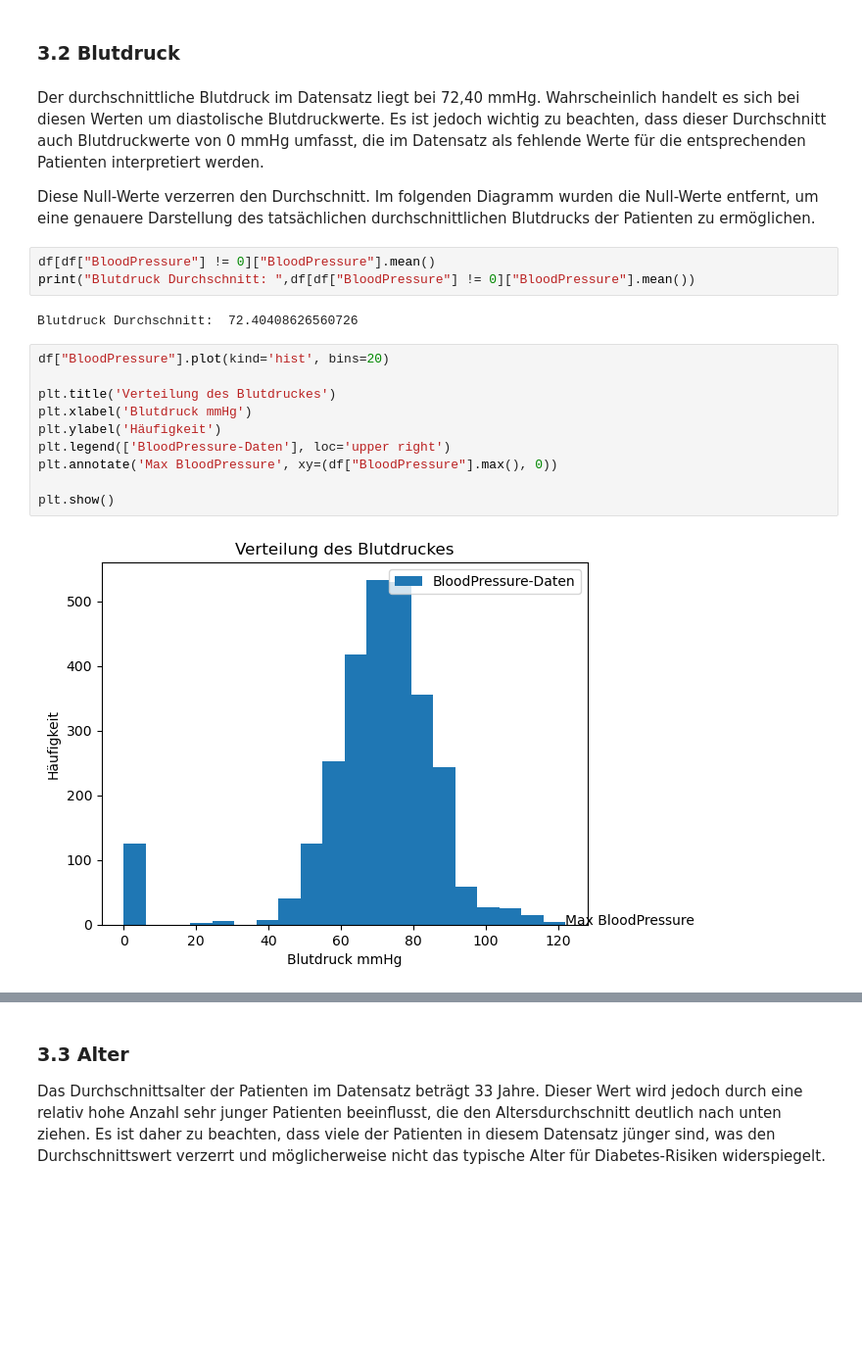
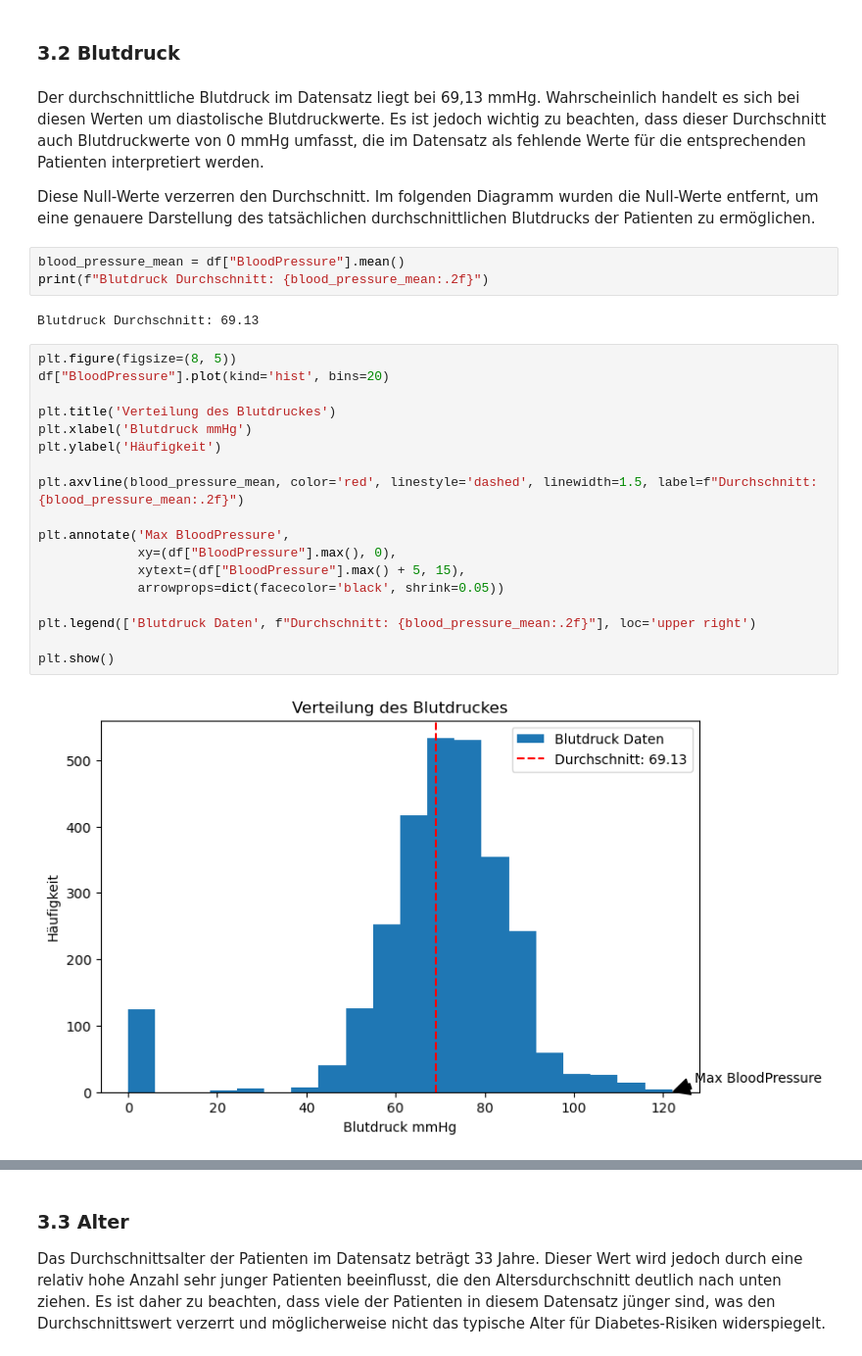
Before and after one commit to febenfasil/BMLD_LNW2, a Jupyter notebook: diabetes.ipynb, the cells around one changed output, grey strips where cells are left out. Shown at 98% size. Saved outputs shown, nothing was run; the diff lists cells and outputs as text; blank space fills up the shorter version.

```diff
--- a/diabetes.ipynb
+++ b/diabetes.ipynb
@@ -125,23 +125,31 @@ plt.show()
 # %% [markdown]
 ### 3.2 Blutdruck
 # %% [markdown]
-Der durchschnittliche Blutdruck im Datensatz liegt bei 72,40 mmHg. Wahrscheinlich handelt es sich bei diesen Werten um diastolische Blutdruckwerte. Es ist jedoch wichtig zu beachten, dass dieser Durchschnitt auch Blutdruckwerte von 0 mmHg umfasst, die im Datensatz als fehlende Werte für die entsprechenden Patienten interpretiert werden.
+Der durchschnittliche Blutdruck im Datensatz liegt bei 69,13 mmHg. Wahrscheinlich handelt es sich bei diesen Werten um diastolische Blutdruckwerte. Es ist jedoch wichtig zu beachten, dass dieser Durchschnitt auch Blutdruckwerte von 0 mmHg umfasst, die im Datensatz als fehlende Werte für die entsprechenden Patienten interpretiert werden.
 
 Diese Null-Werte verzerren den Durchschnitt. Im folgenden Diagramm wurden die Null-Werte entfernt, um eine genauere Darstellung des tatsächlichen durchschnittlichen Blutdrucks der Patienten zu ermöglichen.
 # %%
-df[df["BloodPressure"] != 0]["BloodPressure"].mean()
-print("Blutdruck Durchschnitt: ",df[df["BloodPressure"] != 0]["BloodPressure"].mean())
+blood_pressure_mean = df["BloodPressure"].mean()
+print(f"Blutdruck Durchschnitt: {blood_pressure_mean:.2f}")
 # %% [output]
-Blutdruck Durchschnitt:  72.40408626560726
+Blutdruck Durchschnitt: 69.13
 # %%
+plt.figure(figsize=(8, 5))
 df["BloodPressure"].plot(kind='hist', bins=20)
 
 plt.title('Verteilung des Blutdruckes')
 plt.xlabel('Blutdruck mmHg')
 plt.ylabel('Häufigkeit')
-plt.legend(['BloodPressure-Daten'], loc='upper right')
-plt.annotate('Max BloodPressure', xy=(df["BloodPressure"].max(), 0))
+
+plt.axvline(blood_pressure_mean, color='red', linestyle='dashed', linewidth=1.5, label=f"Durchschnitt: {blood_pressure_mean:.2f}")
+
+plt.annotate('Max BloodPressure',
+             xy=(df["BloodPressure"].max(), 0),
+             xytext=(df["BloodPressure"].max() + 5, 15),
+             arrowprops=dict(facecolor='black', shrink=0.05))
+
+plt.legend(['Blutdruck Daten', f"Durchschnitt: {blood_pressure_mean:.2f}"], loc='upper right')
 
 plt.show()
 # %% [output]
-[figure, old version]
+[figure, new version]
```
Also changed, not shown: parts of 17 cells of this notebook.
